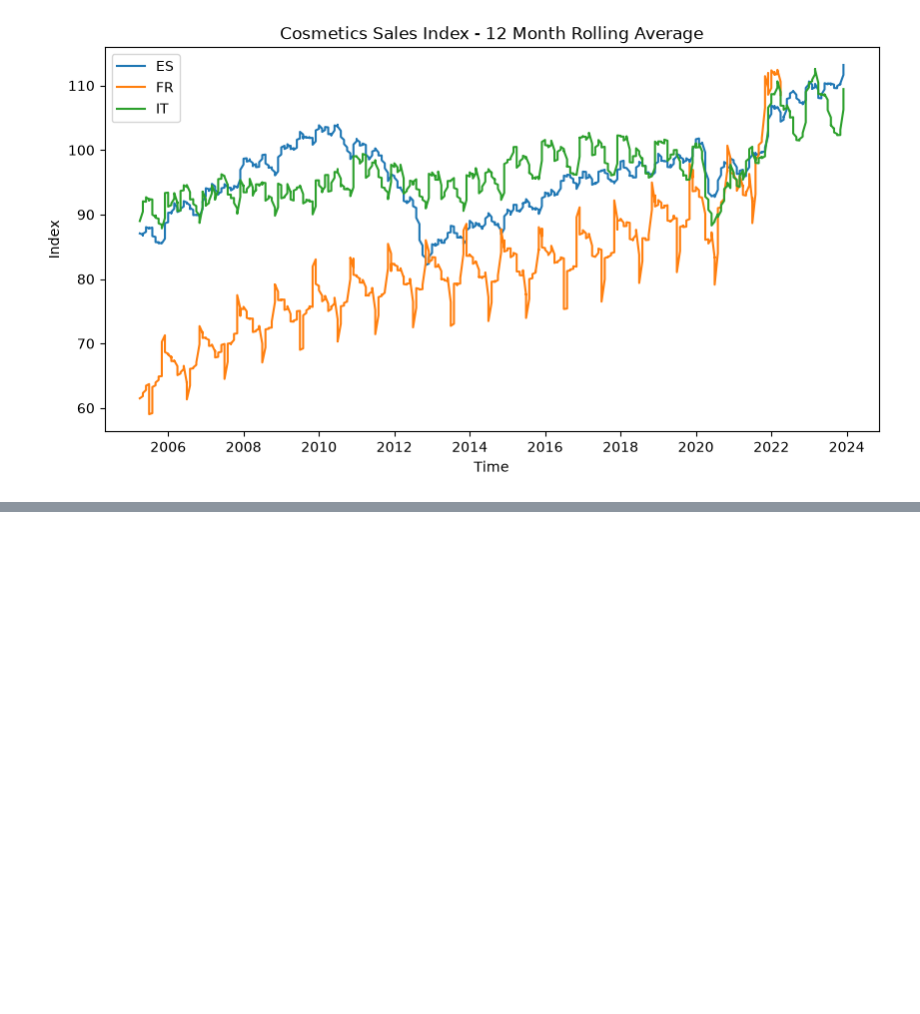
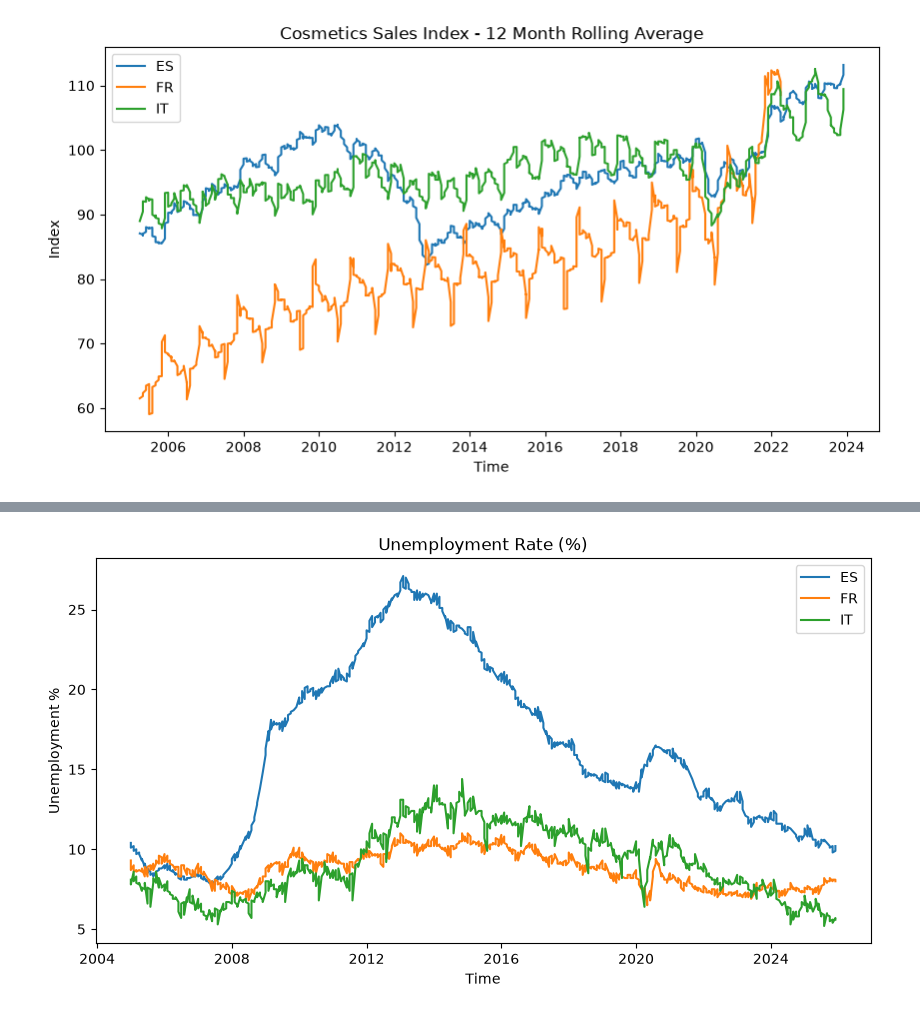
Before and after one commit to paulaperdomomartin18-source/lipstick-effect-europe-, a Jupyter notebook: Analysis.ipynb, the cells around one changed output, grey strips where cells are left out. Drawn from its saved outputs; the diff is of its cells as text; code cells hidden in the pictures; blank space fills up the shorter version.

Commit message:
Add Unemployment data and combined lipstick effect chart

```diff
--- a/Analysis.ipynb
+++ b/Analysis.ipynb
@@ -99,3 +99,6 @@ plt.ylabel("Index")
 plt.show()
 # %% [output]
 [figure]
+# %%
+unemp=pd.read_csv("data/unemployment.csv")
+unemp.head()
@@ -101,0 +113,13 @@ plt.show()
+# %%
+unemp['TIME_PERIOD']=pd.to_datetime(unemp['TIME_PERIOD'])
+plt.figure(figsize=(10,5))
+for country in ['ES', 'FR', 'IT']:
+    subset=unemp[unemp['geo']==country].sort_values('TIME_PERIOD')
+    plt.plot(subset['TIME_PERIOD'], subset['OBS_VALUE'], label=country)
+plt.legend()
+plt.title("Unemployment Rate (%)")
+plt.xlabel("Time")
+plt.ylabel("Unemployment %")
+plt.show()
+# %% [output]
+[figure, added]
```
Also changed, not shown: parts of 4 cells of this notebook, 2 other files.
